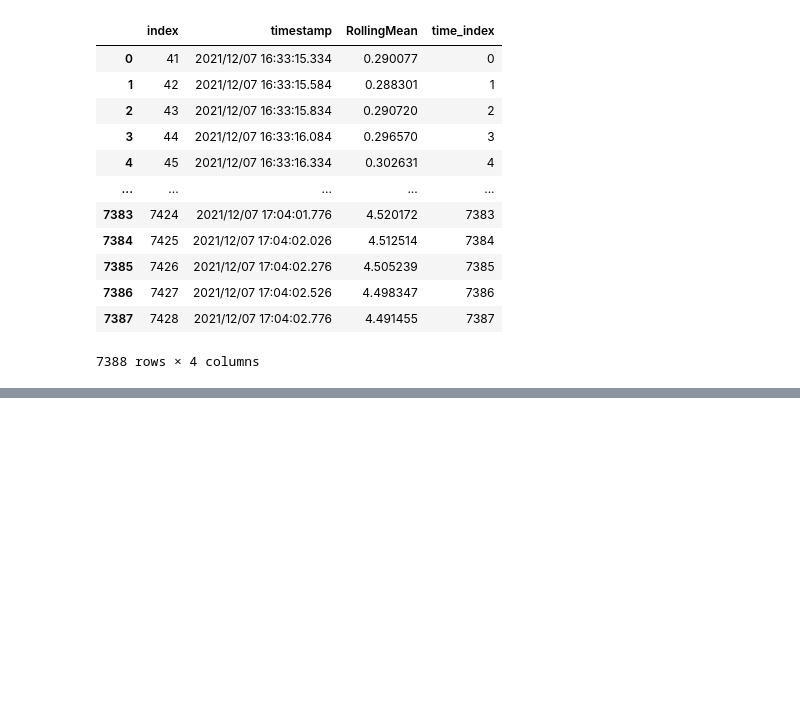
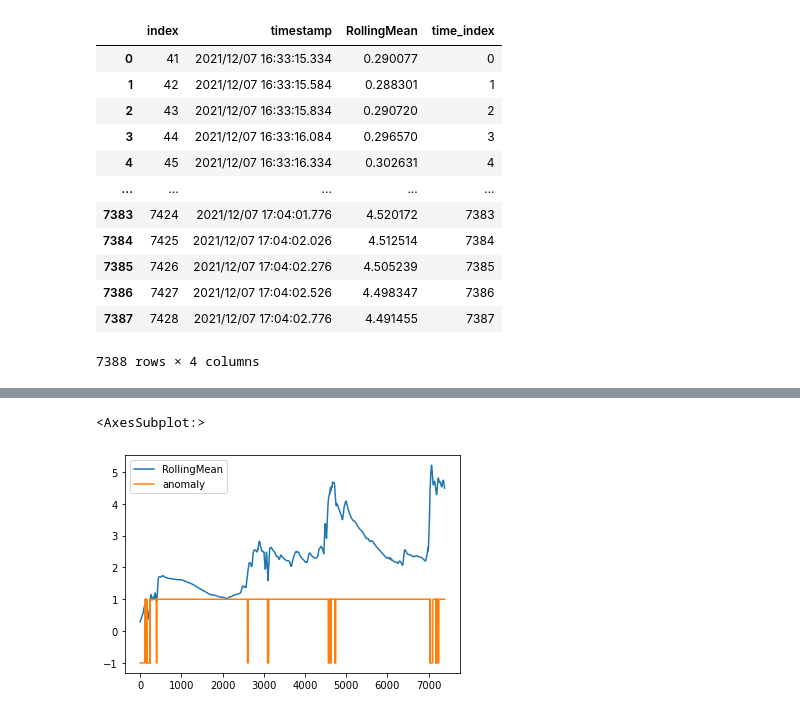
Before and after one commit to Inn0/STP1StressVisualisation, a Jupyter notebook: StressThreshold.ipynb, the cells around one changed output, grey strips where cells are left out. Saved outputs shown, nothing was run; the diff lists cells and outputs as text; code cells hidden in the pictures; blank space fills up the shorter version.

```diff
--- a/StressThreshold.ipynb
+++ b/StressThreshold.ipynb
@@ -202,7 +188,7 @@ anomaly_detection_df
 # %%
 from sklearn.ensemble import IsolationForest
 
-IF = IsolationForest(random_state=0, contamination=0.005, n_estimators=200, max_samples=0.7)
+IF = IsolationForest(random_state=0, contamination=0.05, n_estimators=200, max_samples=0.7)
 model_data = anomaly_detection_df[['RollingMean']]
 IF.fit(model_data)
 
@@ -214,5 +200,7 @@ anomaly_index=list(anomaly.index)
 
 print(anomaly)
 print(anomaly_index)
+
+anomaly_detection_df[['RollingMean', 'anomaly']].plot()
 # %% [output]
       index                timestamp  RollingMean  time_index    scores  \
@@ -234,0 +223,2 @@ print(anomaly_index)
+<AxesSubplot:>
+[figure, added]
```
Also changed, not shown: parts of 2 cells of this notebook.
